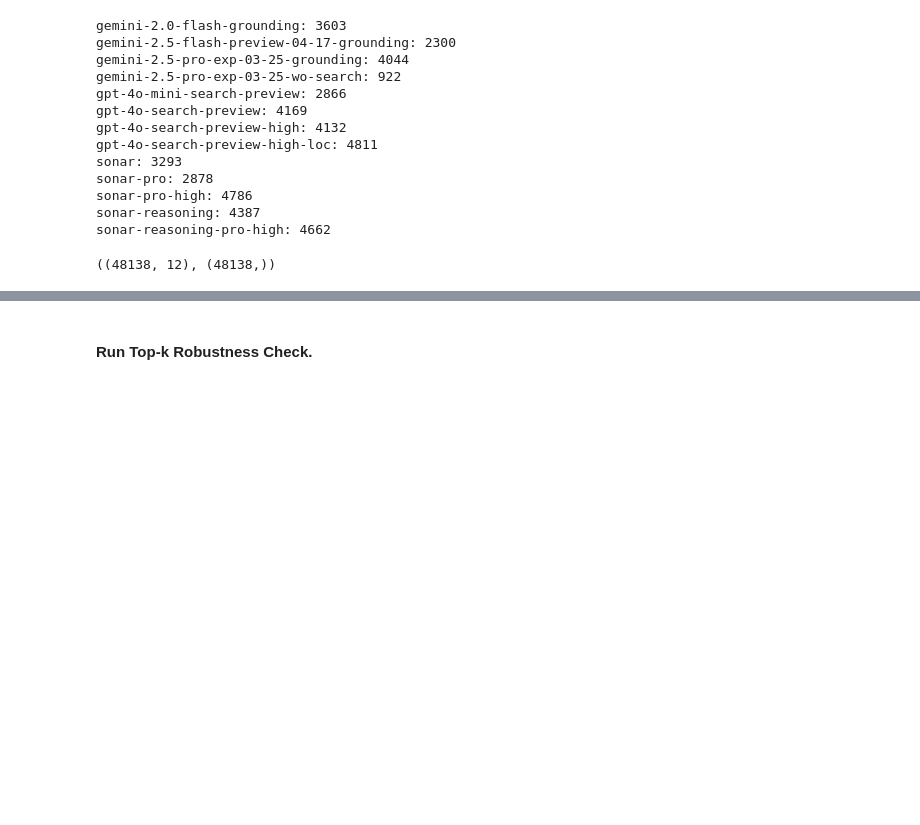
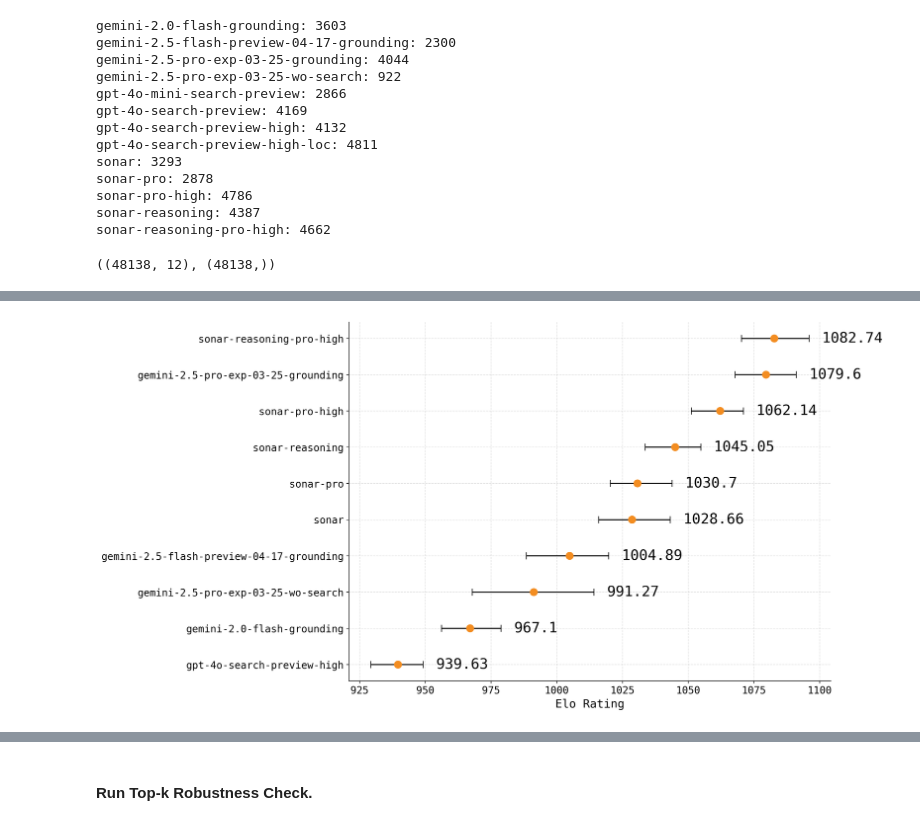
Before and after one commit to JennyHuang19/IsRankingRobust, a Jupyter notebook: notebooks/searchArenaWtd.ipynb, the cells around one changed output, grey strips where cells are left out. Saved outputs shown, nothing was run; the diff lists cells and outputs as text; code cells hidden in the pictures; blank space fills up the shorter version.

```diff
--- a/notebooks/searchArenaWtd.ipynb
+++ b/notebooks/searchArenaWtd.ipynb
@@ -107,0 +204,85 @@ X.shape, y.shape
+# %%
+#### Identify the pool of influential points for auditing Top-1 Robustness
+import math
+k = 2
+alphaN = math.floor(0.02 * len(df))
+print(alphaN)
+chatbotA, chatbotB, chatbotOriginalBetaDiff, chatNewBetaDiff, chatNewBetaDiffAMIP, top1_mis_indices = isRankingRobust(k, alphaN, X, y,  weighted = True)
+
+# remove top_1_mis from df
+num_dropped = 25
+df_dropped = df.drop(top1_mis_indices[:num_dropped]).reset_index(drop=True)
+
+len(df), len(df_dropped)
+
+BOOTSTRAP_ROUNDS = 100
+bootstrap_top1_mis_dropped = compute_CIs.get_bootstrap_result(df_dropped, compute_CIs.compute_mle_elo, BOOTSTRAP_ROUNDS)
+
+bootstrap_top1_mis_dropped.describe()
+# show the 95% confidence interval for each model
+ci_lower = bootstrap_top1_mis_dropped.quantile(0.025)
+ci_upper = bootstrap_top1_mis_dropped.quantile(0.975)
+ci_med = bootstrap_top1_mis_dropped.median()
+ci_df_dropped = pd.DataFrame({
+    "2.5%": ci_lower,
+    "Median": ci_med,
+    "97.5%": ci_upper,
+})
+print(ci_df_dropped.head())
+
+print(f'fraction of preferences dropped: {num_dropped / len(df)}')
+compute_CIs.plot_elo_confidence_intervals(ci_df_dropped.head(10), title=f"Top 10 Elo Ratings Upon Removing {num_dropped} out of {len(df)} of Preferences")
+
+# the unique model names
+model_a_names = df['model_a'].unique()
+model_b_names = df['model_b'].unique()
+model_names = np.unique(np.concatenate((model_a_names, model_b_names)))
+
+print(f"Number of unique model names: {len(model_names)}")
+ties = df[df['winner_tie'] == 1]
+print(f"Number of ties: {len(ties)}")
+# proportion of ties.
+print(f"Proportion of ties: {len(ties) / len(df):.2%}")
+#### Keep ties.
+# drop rows in df with df['winner_tie'] == 1
+rawBT = df[['model_a', 'model_b', 'winner_model_a', 'winner_tie']]
+rawBT.head()
+# make weighted design matrix for BT.
+X, y, player_to_id = make_BT_design_matrix(rawBT, weight_tie = True)
+X.shape, y.shape
+## Uniform Data-dropping
+# compute BT scores.
+model_full = run_logistic_regression(X, y)
+
+# prepend model 0, the reference model, which has score 0.
+bt_scores = np.insert(model_full.coef_[0], 0, 0)
+
+# combine bt_scores with player names
+id_to_player = {v: k for k, v in player_to_id.items()}
+bt_scores_with_names = {id_to_player[i]: score for i, score in enumerate(bt_scores)}
+
+# Determine the original top model
+top_model_original = max(bt_scores_with_names.items(), key=lambda x: x[1])[0]
+print("original top 5 models: ", dict(sorted(bt_scores_with_names.items(), key=lambda x: x[1], reverse=True)[:5]))
+
+num_trials = 100
+num_agree = 0
+
+for trial in range(num_trials):
+    indices = np.random.choice(X.shape[0], size=int(X.shape[0]*0.01), replace=False)
+    X_dropped = np.delete(X, indices, axis=0)
+    y_dropped = np.delete(y, indices, axis=0)
+
+    model_dropped = run_logistic_regression(X_dropped, y_dropped)
+    bt_scores_dropped = np.insert(model_dropped.coef_[0], 0, 0)
+    bt_scores_with_names_dropped = {id_to_player[i]: score for i, score in enumerate(bt_scores_dropped)}
+    top_model_dropped = max(bt_scores_with_names_dropped.items(), key=lambda x: x[1])[0]
+    if top_model_dropped == top_model_original:
+        num_agree += 1
+
+    # Optional: Show some progress every 10 iterations
+    if (trial+1) % 10 == 0:
+        print(f"Completed {trial+1} trials...")
+
+print(f"Fraction of times top-ranked model stays the same after dropping 1% of the data: {num_agree/num_trials:.2f}")
+# %% [output]
@@ -107,0 +298 @@ X.shape, y.shape
+[figure, added]
```
Also changed, not shown: parts of 9 cells of this notebook, 2 other files.
